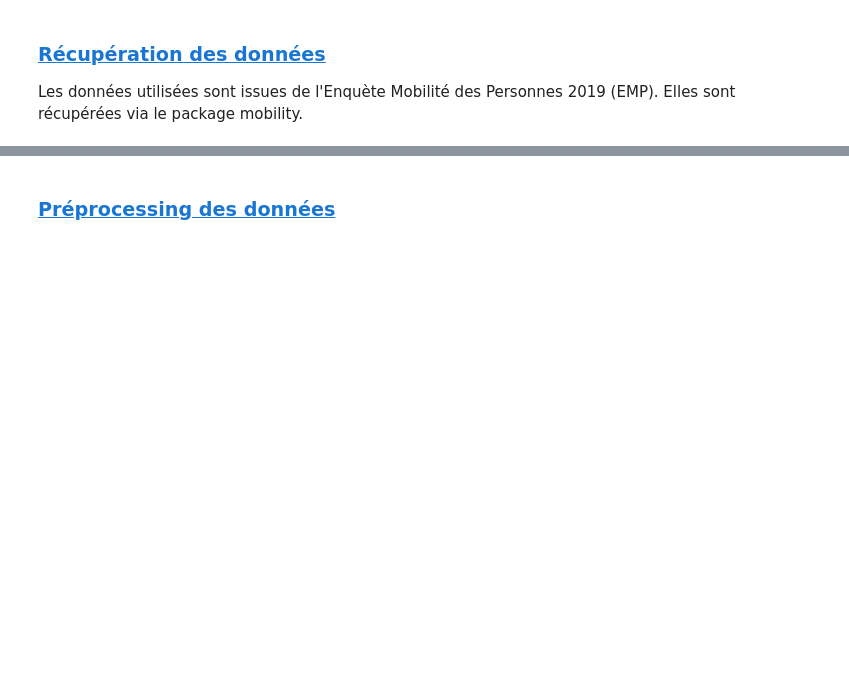
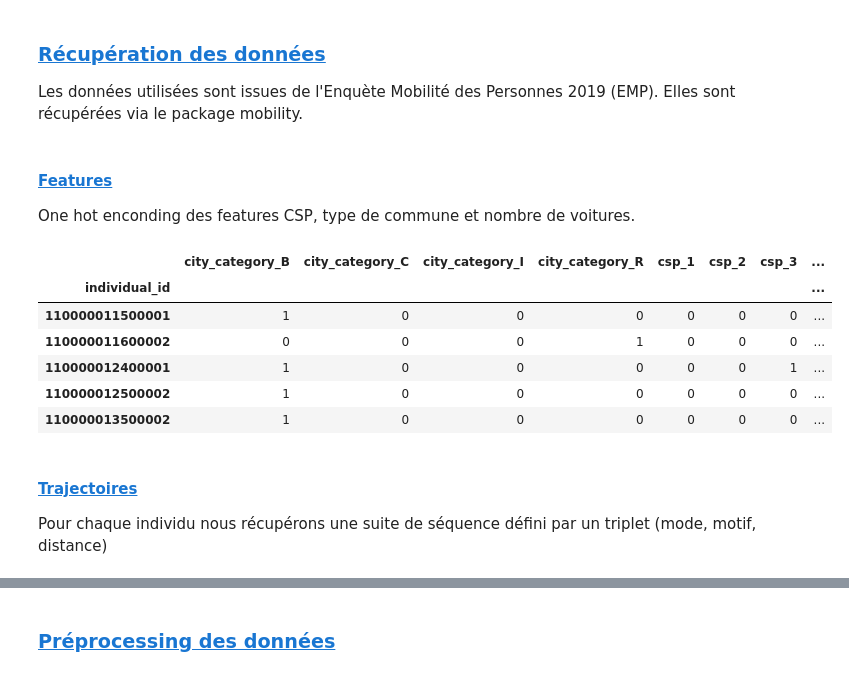
Before and after one commit to quentin-guignard-pinoncely/mod-mob, a Jupyter notebook: exploration_methodo.ipynb, the cells around one changed output, grey strips where cells are left out. Saved outputs shown, nothing was run; the diff lists cells and outputs as text; code cells hidden in the pictures; blank space fills up the shorter version.

```diff
--- a/exploration_methodo.ipynb
+++ b/exploration_methodo.ipynb
@@ -44,6 +47,21 @@ from core import DataGetter, Mob2Vec, Features2Trajectory
 ### <a id='toc1_1_1_'></a>[Récupération des données](#toc0_)
 Les données utilisées sont issues de l'Enquète Mobilité des Personnes 2019 (EMP). Elles sont récupérées via le package mobility.
 # %%
-data = DataGetter(n_individus=10000, group_modalities=True)
-data.get_features()
-data.get_trajectories()
+data_getter = DataGetter(n_individus=10000, group_modalities=True)
+# %% [markdown]
+#### <a id='toc1_1_1_1_'></a>[Features](#toc0_)
+One hot enconding des features CSP, type de commune et nombre de voitures.
+# %%
+data_getter.get_features()
+data_getter.features.head()
+# %% [output]
+|  | city_category_B | city_category_C | city_category_I | city_category_R | csp_1 | csp_2 | csp_3 | ... |
+| individual_id |  |  |  |  |  |  |  | ... |
+| 110000011500001 | 1 | 0 | 0 | 0 | 0 | 0 | 0 | ... |
+| 110000011600002 | 0 | 0 | 0 | 1 | 0 | 0 | 0 | ... |
+| 110000012400001 | 1 | 0 | 0 | 0 | 0 | 0 | 1 | ... |
+| 110000012500002 | 1 | 0 | 0 | 0 | 0 | 0 | 0 | ... |
+| 110000013500002 | 1 | 0 | 0 | 0 | 0 | 0 | 0 | ... |
+# %% [markdown]
+#### <a id='toc1_1_1_2_'></a>[Trajectoires](#toc0_)
+Pour chaque individu nous récupérons une suite de séquence défini par un triplet (mode, motif, distance)
```
Also changed, not shown: parts of 16 cells of this notebook, 2 other files.
